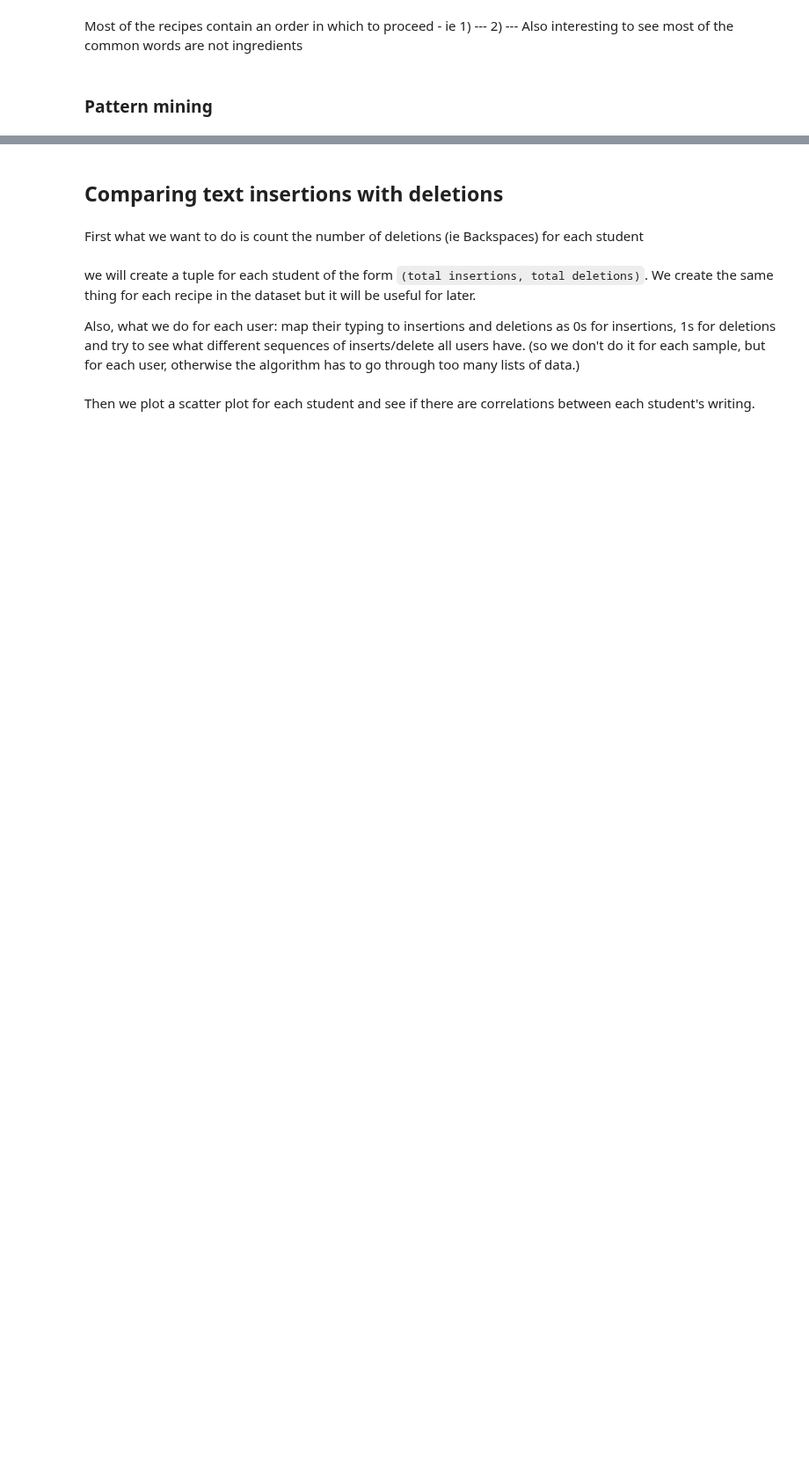
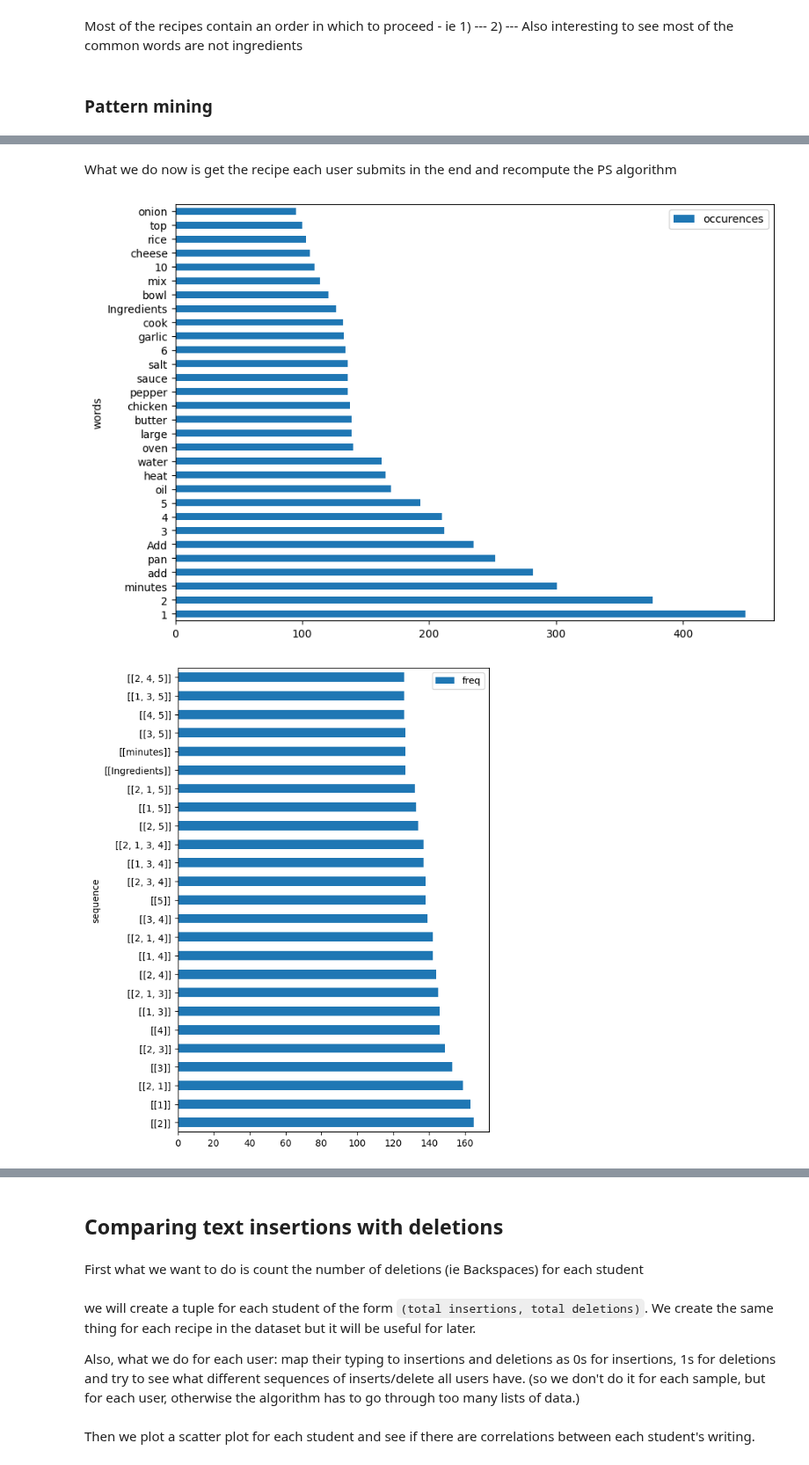
Before and after one commit to lucamouchel/Understanding-Revision-Behavior, a Jupyter notebook: Project.ipynb, the cells around one changed output, grey strips where cells are left out. Shown at 88% size. Saved outputs shown, nothing was run; the diff lists cells and outputs as text; code cells hidden in the pictures; blank space fills up the shorter version.

```diff
--- a/Project.ipynb
+++ b/Project.ipynb
@@ -274,6 +297,0 @@ To reduce the amount of computation of the algorithm, we simply pick the first r
-# %%
-sorted_df = pd.read_csv(csv_filename)
-first_recipe_each_student = sorted_df.groupby('user_id').head(1)
-one_recipe_per_student = []
-for index in first_recipe_each_student.index:
-    one_recipe_per_student.append(word_tokenize((sorted_df.loc[index]['recipe'])))
@@ -314,2 +351,16 @@ df2.plot(kind='barh',x='sequence', y='freq')
+# %% [markdown]
+What we do now is get the recipe each user submits in the end and recompute the PS algorithm
+# %%
+last_submitted_recipe_per_user = list(map(lambda index: index - 1, indices_of_first_attempts_per_user))[1:]
+#we take the index of where the users first write and at the index i - 1 it is the index where the previous user last wrote!!
+#and we do [1:] because where the first user first wrote is index 0, and 0 - 1 is out of bounds
+
+recipes_submitted = [word_tokenize(df['recipe'].iloc[i]) for i in last_submitted_recipe_per_user]
+recipes_submitted = [list(filter(lambda word: word not in stop_words and word not in noisy_punct, recipes_submitted[i])) for i in range(len(recipes_submitted))]
+count_and_plot_most_common_words(flatten_and_filter_strings(recipes_submitted))
+apply_prefixSpan_at_indices(indices=last_submitted_recipe_per_user, data=recipes_submitted, minSupport=0.6)
+# %% [output]
+[figure, added]
+[figure, added]
 # %% [markdown]
 Can't really make anything of this which makes sense bc it looks for sequential patterns - not the general idea. For now this just confirms what the frequency word counter showed - that people make a list in their recipes but it's not that interesting.
```
Also changed, not shown: parts of 25 cells of this notebook, 4 other files.
